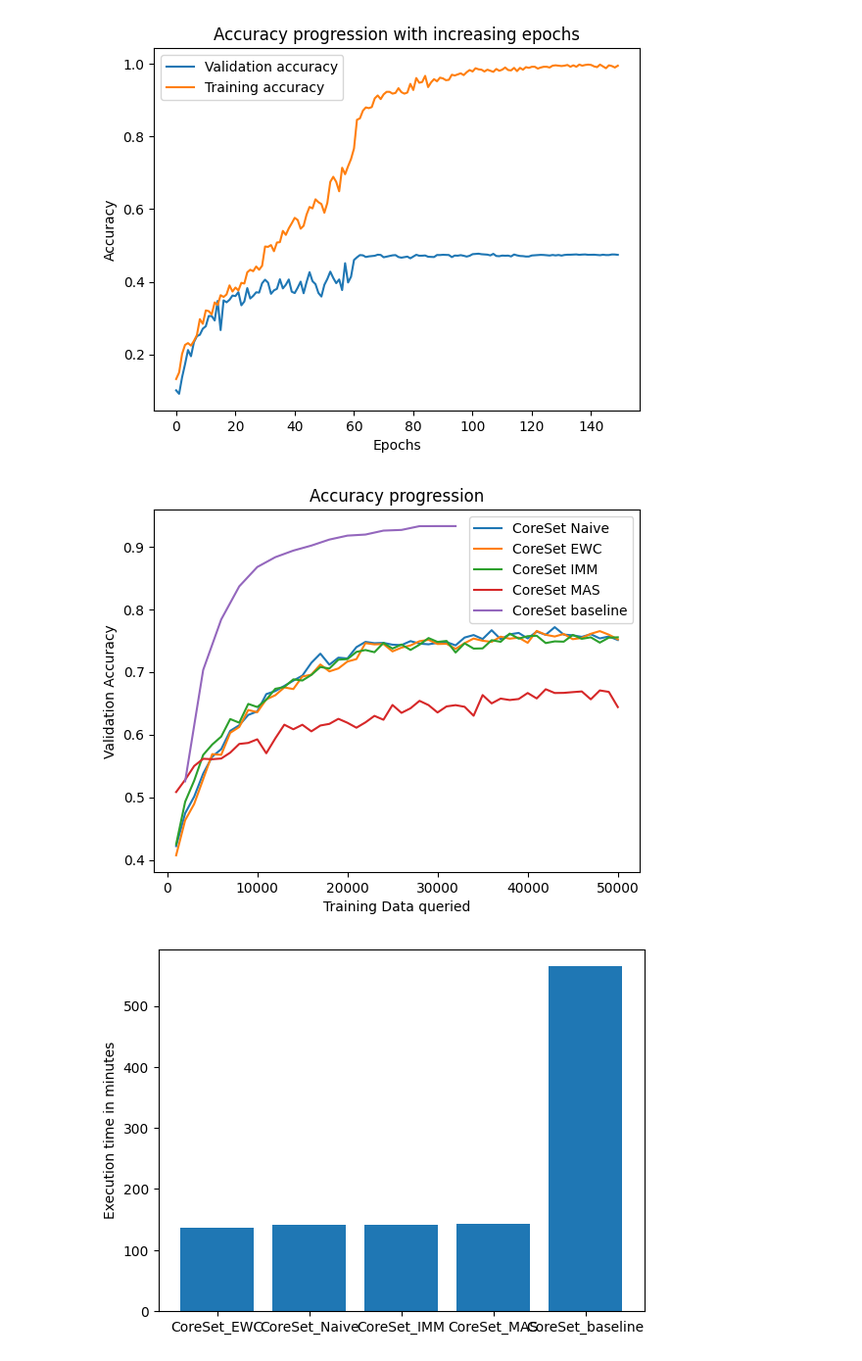
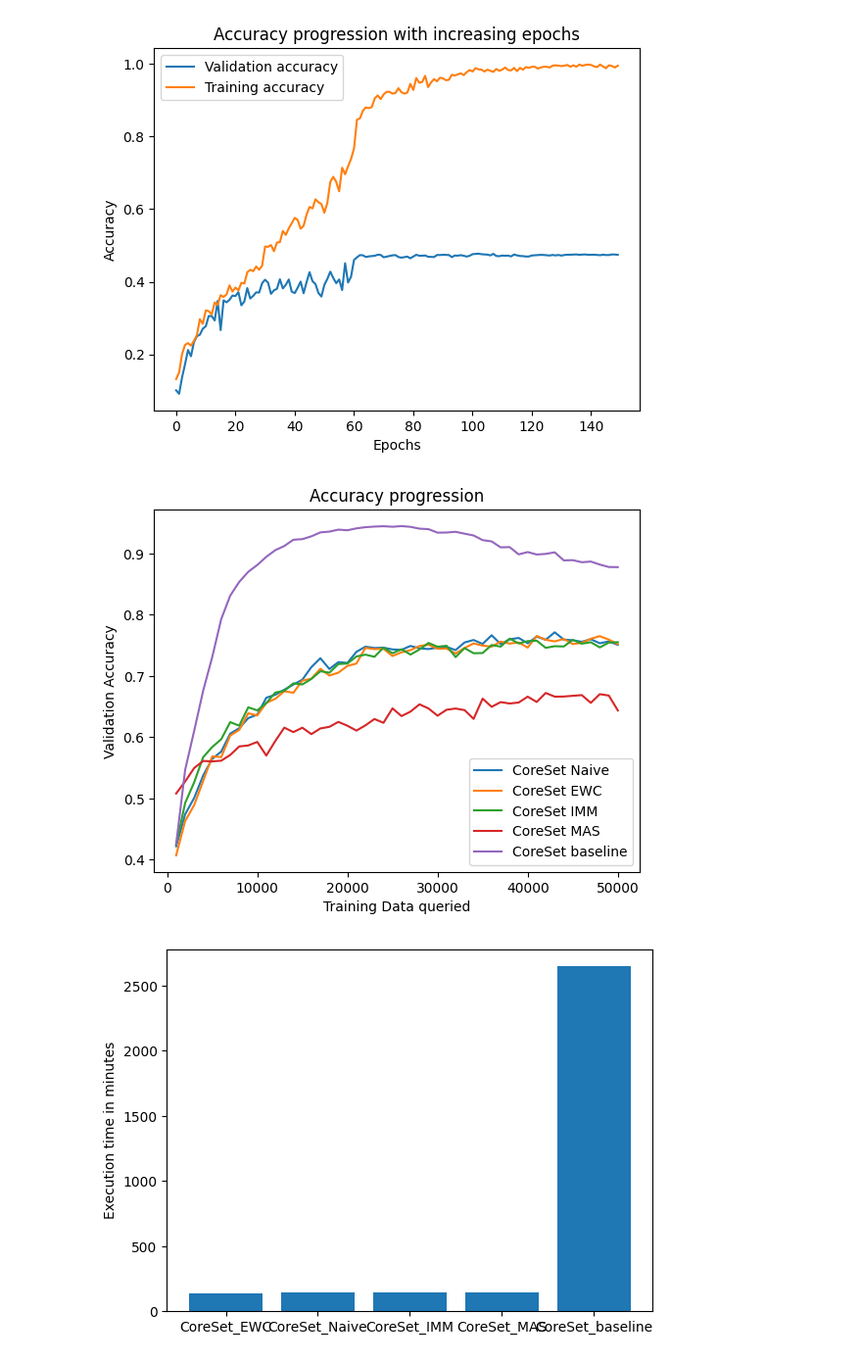
Before and after one commit to FelixMoeller3/calms, a Jupyter notebook: src/evaluation/eval_model_stealing.ipynb, the cells around one changed output. Shown at 98% size. Drawn from its saved outputs; the diff is of its cells as text; code cells hidden in the pictures.

```diff
--- a/src/evaluation/eval_model_stealing.ipynb
+++ b/src/evaluation/eval_model_stealing.ipynb
@@ -625,41 +625,47 @@ LC_Naive = [0.484, 0.5058, 0.5473, 0.5779, 0.6063, 0.6184, 0.6191, 0.6423, 0.661
 Lc_MAS = [0.5095, 0.5498, 0.5549, 0.5686, 0.5469, 0.5453, 0.5528, 0.5731, 0.5761, 0.5845, 0.575, 0.6128, 0.6136, 0.5937, 0.5951, 0.6163, 0.6156, 0.6284, 0.6036, 0.6372, 0.6346, 0.6294, 0.6194, 0.6461, 0.6401, 0.6465, 0.6462, 0.6608, 0.6519, 0.6642, 0.6325, 0.6601, 0.666, 0.6641, 0.6575, 0.6675, 0.6696, 0.6776, 0.6751, 0.6608, 0.6555, 0.6856, 0.6532, 0.652, 0.6844, 0.6644, 0.6476, 0.6412, 0.6488, 0.6203]
 Lc_IMM = [0.4309, 0.4491, 0.5503, 0.5948, 0.5924, 0.6164, 0.6378, 0.6395, 0.6523, 0.6949, 0.7091, 0.6999, 0.7081, 0.6995, 0.7221, 0.7104, 0.7373, 0.7244, 0.742, 0.732, 0.7276, 0.7372, 0.724, 0.7356, 0.7305, 0.7427, 0.736, 0.7365, 0.7252, 0.7123, 0.7349, 0.7257, 0.7174, 0.729, 0.7327, 0.7216, 0.7293, 0.699, 0.6865, 0.6551, 0.6431, 0.5986, 0.5153, 0.5653, 0.5921, 0.5483, 0.6286, 0.6026, 0.5529, 0.5354]
 Lc_EWC = [0.4195, 0.3747, 0.4423, 0.451, 0.478, 0.4774, 0.5147, 0.5532, 0.5603, 0.5813, 0.6041, 0.6106, 0.6194, 0.6527, 0.6784, 0.6887, 0.6893, 0.7146, 0.6823, 0.7272, 0.7144, 0.7188, 0.7186, 0.7157, 0.7286, 0.7333, 0.7463, 0.7468, 0.7328, 0.7356, 0.7428, 0.7298, 0.7501, 0.7292, 0.7271, 0.7253, 0.7208, 0.7037, 0.7011, 0.7165, 0.6674, 0.6422, 0.5748, 0.531, 0.4714, 0.4078, 0.4856, 0.5665, 0.5209, 0.338]
+
 Random_MAS = [0.5414, 0.5645, 0.5589, 0.5623, 0.5652, 0.5741, 0.598, 0.5971, 0.5956, 0.5984, 0.5881, 0.5987, 0.6269, 0.6196, 0.608, 0.6293, 0.6287, 0.63, 0.6306, 0.6128, 0.6353, 0.6396, 0.6286, 0.637, 0.6323, 0.6419, 0.6414, 0.6382, 0.6459, 0.6421, 0.6347, 0.6469, 0.6595, 0.6599, 0.6491, 0.6591, 0.6552, 0.6541, 0.6526, 0.6729, 0.6471, 0.6615, 0.6657, 0.6602, 0.6635, 0.6721, 0.6608, 0.6587, 0.6656, 0.6669]
 Random_IMM = [0.4857, 0.5547, 0.5831, 0.5956, 0.6216, 0.6383, 0.6498, 0.6518, 0.6577, 0.6754, 0.6738, 0.6781, 0.6843, 0.6889, 0.7036, 0.7004, 0.7142, 0.7173, 0.725, 0.7261, 0.7345, 0.7453, 0.7396, 0.7451, 0.7488, 0.7502, 0.7541, 0.7501, 0.7701, 0.7513, 0.7707, 0.7645, 0.7665, 0.7754, 0.7732, 0.7729, 0.7759, 0.7785, 0.7851, 0.7865, 0.7939, 0.7874, 0.7912, 0.7934, 0.7912, 0.7941, 0.7836, 0.7988, 0.7906, 0.7912]
 Random_EWC = [0.4123, 0.4601, 0.4994, 0.5196, 0.5613, 0.5722, 0.5864, 0.5906, 0.6204, 0.6174, 0.619, 0.6358, 0.6455, 0.6424, 0.6498, 0.6439, 0.6558, 0.6612, 0.6552, 0.6731, 0.683, 0.6875, 0.6685, 0.6848, 0.6958, 0.7021, 0.6915, 0.6986, 0.6998, 0.707, 0.716, 0.7361, 0.7173, 0.7249, 0.731, 0.7265, 0.7375, 0.7341, 0.7317, 0.7531, 0.7492, 0.7464, 0.7685, 0.7526, 0.7579, 0.7631, 0.7754, 0.7575, 0.7719, 0.7635]
 Random_Naive = [0.4063, 0.4614, 0.5059, 0.5256, 0.557, 0.5725, 0.5865, 0.5933, 0.607, 0.633, 0.6288, 0.651, 0.6434, 0.6495, 0.6543, 0.6468, 0.6534, 0.6702, 0.6732, 0.6879, 0.6936, 0.6921, 0.6888, 0.7023, 0.6932, 0.7119, 0.7183, 0.7211, 0.7351, 0.7287, 0.7367, 0.7387, 0.7388, 0.7347, 0.7535, 0.7519, 0.7619, 0.7633, 0.7612, 0.768, 0.7665, 0.765, 0.7752, 0.7744, 0.7864, 0.778, 0.7652, 0.7758, 0.7849, 0.7888]
+
 Bald_Naive = [0.4324, 0.4378, 0.4665, 0.5005, 0.5089, 0.5644, 0.5508, 0.5928, 0.5972, 0.6058, 0.6043, 0.6308, 0.6265, 0.6652, 0.6673, 0.6862, 0.6393, 0.6988, 0.6758, 0.6993, 0.6869, 0.6876, 0.7217, 0.7227, 0.7123, 0.7175, 0.7038, 0.7205, 0.7143, 0.7083, 0.6987, 0.7079, 0.6903, 0.6733, 0.7192, 0.7325, 0.7149, 0.695, 0.6963, 0.6547, 0.5834, 0.5881, 0.5515, 0.5206, 0.5775, 0.5436, 0.6089, 0.5544, 0.571, 0.5166]
 Bald_EWC = [0.3978, 0.3948, 0.43, 0.4806, 0.4955, 0.5053, 0.5357, 0.5551, 0.5925, 0.5772, 0.6215, 0.6393, 0.6403, 0.6302, 0.6834, 0.6393, 0.692, 0.6704, 0.7094, 0.7027, 0.7131, 0.6922, 0.718, 0.712, 0.7206, 0.7226, 0.7319, 0.7244, 0.7313, 0.7316, 0.722, 0.7321, 0.7307, 0.7176, 0.7034, 0.7109, 0.719, 0.7016, 0.6918, 0.6942, 0.6551, 0.5919, 0.5106, 0.5204, 0.5209, 0.5677, 0.4936, 0.5382, 0.5794, 0.4456]
 Bald_IMM = [0.4355, 0.4138, 0.502, 0.5221, 0.5394, 0.5638, 0.5595, 0.6165, 0.5828, 0.6025, 0.6324, 0.6185, 0.6421, 0.6194, 0.6366, 0.6619, 0.6727, 0.6955, 0.6946, 0.7082, 0.7065, 0.7132, 0.6897, 0.7108, 0.6785, 0.7135, 0.7063, 0.7199, 0.6798, 0.6975, 0.6636, 0.6849, 0.6763, 0.7039, 0.7004, 0.6898, 0.6051, 0.6457, 0.6089, 0.658, 0.6492, 0.6565, 0.6567, 0.664, 0.6279, 0.6187, 0.6265, 0.5885, 0.5525, 0.5123]
 Bald_MAS = [0.5207, 0.5282, 0.5447, 0.5572, 0.5472, 0.5633, 0.5729, 0.5852, 0.5738, 0.6018, 0.5938, 0.5967, 0.5983, 0.5871, 0.5986, 0.5791, 0.5994, 0.617, 0.6251, 0.624, 0.631, 0.631, 0.6186, 0.6444, 0.6322, 0.6614, 0.6569, 0.6314, 0.6538, 0.6563, 0.6577, 0.652, 0.6316, 0.619, 0.656, 0.663, 0.6641, 0.6721, 0.6636, 0.6752, 0.6837, 0.6651, 0.6513, 0.6449, 0.6614, 0.6662, 0.6541, 0.6412, 0.6411, 0.5745]
-CoreSet_IMM = [0.4249, 0.4928, 0.5265, 0.5676, 0.5841, 0.5968, 0.6248, 0.619, 0.649, 0.644, 0.6558, 0.6731, 0.6759, 0.6882, 0.6863, 0.6953, 0.7079, 0.7055, 0.7196, 0.7205, 0.732, 0.735, 0.7315, 0.7464, 0.7373, 0.7438, 0.7351, 0.7435, 0.7541, 0.7479, 0.7495, 0.731, 0.7457, 0.7373, 0.7376, 0.7507, 0.7481, 0.7612, 0.7532, 0.7571, 0.7578, 0.7461, 0.7488, 0.7483, 0.7591, 0.7529, 0.7553, 0.7468, 0.7547, 0.7553]
+
+CoreSet_IMM = [0.4094, 0.4555, 0.4987, 0.5291, 0.5659, 0.5861, 0.6039, 0.5985, 0.6214, 0.6301, 0.647, 0.6541, 0.6704, 0.655, 0.6707, 0.6868, 0.625, 0.6752, 0.6865, 0.6972, 0.6692, 0.6511, 0.611, 0.6697, 0.6499, 0.7006, 0.5958, 0.7153, 0.7301, 0.7242, 0.7293, 0.7292, 0.7328, 0.7245, 0.7195, 0.6867, 0.6573, 0.7162, 0.7137, 0.7341, 0.7205, 0.7254, 0.6728, 0.702, 0.6982, 0.7027, 0.6457, 0.6343, 0.6734, 0.4869]
 CoreSet_MAS =  [0.5083, 0.5279, 0.5499, 0.5614, 0.5607, 0.5618, 0.5712, 0.5851, 0.5867, 0.5925, 0.5702, 0.594, 0.6158, 0.6085, 0.6157, 0.6052, 0.6145, 0.6171, 0.6252, 0.6189, 0.611, 0.6195, 0.6299, 0.6237, 0.6473, 0.6347, 0.642, 0.6539, 0.6471, 0.6353, 0.645, 0.647, 0.6444, 0.6301, 0.6631, 0.6498, 0.6575, 0.6552, 0.6568, 0.6664, 0.6577, 0.6724, 0.6664, 0.6666, 0.6678, 0.6689, 0.6563, 0.6705, 0.6682, 0.6439]
-CoreSet_EWC = [0.4073, 0.4633, 0.4893, 0.5289, 0.5688, 0.5677, 0.6028, 0.6121, 0.6393, 0.6357, 0.6562, 0.6628, 0.6753, 0.6727, 0.6926, 0.6957, 0.7119, 0.7009, 0.7056, 0.7166, 0.7205, 0.746, 0.744, 0.7446, 0.7328, 0.7388, 0.7423, 0.7491, 0.7512, 0.7446, 0.745, 0.7368, 0.7459, 0.7533, 0.7498, 0.748, 0.7563, 0.7531, 0.7548, 0.7465, 0.7655, 0.7593, 0.7566, 0.7606, 0.7523, 0.7543, 0.7609, 0.7652, 0.7595, 0.7521]
-CoreSet_Naive = [0.422, 0.4745, 0.501, 0.5377, 0.5648, 0.5767, 0.606, 0.6149, 0.6314, 0.637, 0.6646, 0.6695, 0.6777, 0.6861, 0.6941, 0.7146, 0.7292, 0.7116, 0.7228, 0.7215, 0.7396, 0.748, 0.7459, 0.7464, 0.7435, 0.7429, 0.7492, 0.7453, 0.7441, 0.7465, 0.7477, 0.7424, 0.7549, 0.7589, 0.7525, 0.7666, 0.7522, 0.76, 0.7623, 0.7535, 0.7644, 0.7593, 0.7715, 0.7596, 0.7585, 0.756, 0.7602, 0.7535, 0.7566, 0.751]
-Badge_Naive = [0.417, 0.4767, 0.5096, 0.5415, 0.5575, 0.5837, 0.5946, 0.5986, 0.6208, 0.637, 0.6461, 0.6506, 0.6592, 0.673, 0.6763, 0.6932, 0.6962, 0.6901, 0.7044, 0.7136, 0.7252, 0.7432, 0.7338, 0.7294, 0.7365, 0.731, 0.7363, 0.7342, 0.7512, 0.7396, 0.7553, 0.74, 0.7371, 0.75, 0.7452, 0.7564, 0.7518, 0.749, 0.7558, 0.7499, 0.757, 0.7588, 0.7564, 0.7559, 0.7624, 0.7541, 0.7693, 0.7625, 0.7481, 0.7358]
+CoreSet_EWC = [0.4437, 0.4689, 0.5144, 0.5494, 0.585, 0.626, 0.6121, 0.6397, 0.6408, 0.6627, 0.6662, 0.6717, 0.6935, 0.6563, 0.6719, 0.6463, 0.6923, 0.6826, 0.7191, 0.6973, 0.6963, 0.6901, 0.6959, 0.6951, 0.7047, 0.6858, 0.7235, 0.7131, 0.6835, 0.6538, 0.6925, 0.7121, 0.7184, 0.6976, 0.7155, 0.6704, 0.7229, 0.6981, 0.7281, 0.7199, 0.7107, 0.6726, 0.7173, 0.7102, 0.7074, 0.6906, 0.6756, 0.7173, 0.6713, 0.6062]
+CoreSet_Naive = [0.4368, 0.4509, 0.4666, 0.5149, 0.5761, 0.5958, 0.5957, 0.6135, 0.6443, 0.6399, 0.641, 0.6722, 0.6787, 0.6648, 0.71, 0.7155, 0.7267, 0.7196, 0.7067, 0.7287, 0.7264, 0.7158, 0.7178, 0.6974, 0.7, 0.6249, 0.728, 0.7094, 0.7329, 0.731, 0.7272, 0.7258, 0.7508, 0.7517, 0.7331, 0.6893, 0.7197, 0.6913, 0.7023, 0.6468, 0.6864, 0.5704, 0.6965, 0.6971, 0.6924, 0.7151, 0.6973, 0.7007, 0.637, 0.5213]
+
+Badge_Naive = [0.4031, 0.4535, 0.458, 0.4994, 0.5034, 0.5435, 0.5617, 0.5779, 0.5881, 0.612, 0.6293, 0.6352, 0.6551, 0.657, 0.6843, 0.6802, 0.7174, 0.7069, 0.7235, 0.7155, 0.7264, 0.7249, 0.7357, 0.7391, 0.7425, 0.7284, 0.7455, 0.7321, 0.7484, 0.7367, 0.7434, 0.7505, 0.7374, 0.7533, 0.7502, 0.74, 0.7356, 0.7372, 0.7361, 0.7453, 0.7404, 0.7364, 0.7421, 0.752, 0.7111, 0.7102, 0.6941, 0.6726, 0.6574, 0.5225]
 Badge_MAS = [0.5315, 0.5524, 0.5565, 0.5745, 0.5747, 0.584, 0.5671, 0.5923, 0.6024, 0.6018, 0.6092, 0.6034, 0.6262, 0.6162, 0.6227, 0.6207, 0.6214, 0.6096, 0.6308, 0.6387, 0.6373, 0.6494, 0.6377, 0.6361, 0.6426, 0.6425, 0.6425, 0.6529, 0.6268, 0.6232, 0.6429, 0.6237, 0.6383, 0.6419, 0.6536, 0.6702, 0.6475, 0.6692, 0.66, 0.6624, 0.6719, 0.6663, 0.6749, 0.6547, 0.6733, 0.6637, 0.6584, 0.6668, 0.6587, 0.6826]
-Badge_IMM = [0.4441, 0.4994, 0.5212, 0.5657, 0.6022, 0.6053, 0.627, 0.632, 0.6454, 0.6498, 0.6689, 0.668, 0.6933, 0.679, 0.6863, 0.7061, 0.7156, 0.7155, 0.7189, 0.7263, 0.7354, 0.7403, 0.7432, 0.7513, 0.7324, 0.7474, 0.7521, 0.7436, 0.7574, 0.7547, 0.7514, 0.7417, 0.7481, 0.7465, 0.7433, 0.7542, 0.7521, 0.7649, 0.7567, 0.7524, 0.7515, 0.7536, 0.7537, 0.758, 0.76, 0.7596, 0.7645, 0.7753, 0.7533, 0.7303]
-Badge_EWC = [0.4406, 0.5031, 0.5314, 0.5623, 0.5934, 0.5958, 0.618, 0.631, 0.6568, 0.6584, 0.6899, 0.6913, 0.7189, 0.7226, 0.7315, 0.7308, 0.7444, 0.7264, 0.7393, 0.7467, 0.7457, 0.7469, 0.7511, 0.7545, 0.7427, 0.755, 0.7471, 0.7617, 0.7626, 0.7564, 0.7548, 0.7451, 0.7547, 0.7518, 0.753, 0.7663, 0.7588, 0.7577, 0.7654, 0.7577, 0.7616, 0.7581, 0.76, 0.7589, 0.7581, 0.7564, 0.7614, 0.7559, 0.764, 0.728]
-Random_Baseline = [0.5331, 0.6766, 0.7472, 0.7828, 0.8156, 0.8391, 0.8541, 0.8704, 0.8874, 0.8965, 0.9044, 0.9077, 0.9144, 0.9188, 0.9274, 0.9288]
+Badge_IMM = [0.3858, 0.4179, 0.4367, 0.4679, 0.4746, 0.5034, 0.4883, 0.5281, 0.5593, 0.5809, 0.5926, 0.6004, 0.615, 0.6364, 0.6396, 0.6606, 0.6771, 0.6793, 0.6858, 0.7035, 0.7105, 0.7133, 0.7203, 0.7248, 0.718, 0.6956, 0.7134, 0.7147, 0.7337, 0.7373, 0.7388, 0.733, 0.7207, 0.7344, 0.7429, 0.7387, 0.7331, 0.7278, 0.718, 0.7047, 0.7368, 0.7358, 0.7288, 0.7403, 0.7375, 0.7421, 0.7253, 0.6668, 0.6242, 0.6121]
+Badge_EWC = [0.4365, 0.4486, 0.4992, 0.5131, 0.5328, 0.5625, 0.5769, 0.6145, 0.6291, 0.6412, 0.6534, 0.6674, 0.6824, 0.6961, 0.7193, 0.7052, 0.7249, 0.7333, 0.7329, 0.7325, 0.7388, 0.7414, 0.7345, 0.7513, 0.7448, 0.755, 0.737, 0.7394, 0.7593, 0.7371, 0.7466, 0.7434, 0.7522, 0.751, 0.7296, 0.7476, 0.731, 0.7269, 0.7247, 0.6955, 0.6353, 0.6686, 0.6289, 0.6038, 0.6136, 0.598, 0.5517, 0.6074, 0.5342, 0.3181]
+
+Random_Baseline = [0.3948, 0.5239, 0.5761, 0.6254, 0.651, 0.679, 0.711, 0.7217, 0.7434, 0.7644, 0.7825, 0.803, 0.8149, 0.838, 0.8561, 0.8652, 0.8761, 0.8875, 0.8924, 0.8972, 0.8998, 0.9101, 0.9109, 0.913, 0.9159, 0.9167, 0.9219, 0.923, 0.9227, 0.9256, 0.9248, 0.9285, 0.9278, 0.9321, 0.9337, 0.9347, 0.9337, 0.9367, 0.9404, 0.94, 0.9394, 0.9407, 0.9462, 0.9446, 0.9457, 0.948, 0.9489, 0.9508, 0.9488, 0.9508]
 Badge_Baseline = [0.5367, 0.6631, 0.7508, 0.8224, 0.86, 0.8771, 0.8925, 0.9017, 0.9089, 0.9114, 0.9203, 0.9231, 0.926, 0.9289, 0.9291, 0.9341]
 Lc_Baseline = [0.5654, 0.7463, 0.8306, 0.8761, 0.9006, 0.9172, 0.9301, 0.937, 0.9446, 0.9452, 0.9489, 0.9491, 0.9463, 0.9489, 0.9448, 0.9435]
-CoreSet_Baseline = [0.5255, 0.7032, 0.7838, 0.8366, 0.8675, 0.8832, 0.8937, 0.9017, 0.9113, 0.9176, 0.9193, 0.9256, 0.9267, 0.9327, 0.9328, 0.9328]
+CoreSet_Baseline = [0.4254, 0.5469, 0.6106, 0.6762, 0.7309, 0.793, 0.8314, 0.8538, 0.8703, 0.8814, 0.8947, 0.9056, 0.9124, 0.9226, 0.9236, 0.9282, 0.9346, 0.9359, 0.9391, 0.9381, 0.9412, 0.9431, 0.9441, 0.9447, 0.9438, 0.9449, 0.9437, 0.9407, 0.9399, 0.9342, 0.9344, 0.9356, 0.9325, 0.9296, 0.922, 0.9199, 0.9102, 0.9106, 0.8987, 0.9025, 0.8985, 0.8995, 0.9021, 0.8889, 0.8893, 0.8859, 0.887, 0.8821, 0.8781, 0.8779]
 Bald_Baseline = [0.5792, 0.7462, 0.8322, 0.8767, 0.9034, 0.9212, 0.9353, 0.9402, 0.9437, 0.9497, 0.948, 0.9488, 0.9477, 0.9498, 0.9465, 0.9467]
-x_badge = [(i+1)*2000 for i in range(16)]
+
 x = [(i+1)*1000 for i in range(50)]
+
 plt.plot(x[:len(CoreSet_Naive)],CoreSet_Naive,label="CoreSet Naive")
 plt.plot(x[:len(CoreSet_EWC)],CoreSet_EWC,label="CoreSet EWC")
 plt.plot(x[:len(CoreSet_IMM)],CoreSet_IMM,label="CoreSet IMM")
 plt.plot(x[:len(CoreSet_MAS)],CoreSet_MAS,label="CoreSet MAS")
-plt.plot(x_badge[:len(CoreSet_Baseline)],CoreSet_Baseline,label="CoreSet baseline")
+plt.plot(x[:len(CoreSet_Baseline)],CoreSet_Baseline,label="CoreSet baseline")
 plt.title("Accuracy progression")
 plt.xlabel("Training Data queried")
 plt.ylabel("Validation Accuracy")
 plt.legend()
 plt.show()
 # %% [output]
-[figure, old version]
+[figure, new version]
 # %%
 # 1000 Queries time
 LC_Naive = '00h:49m:36s'
@@ -670,42 +676,42 @@ Lc_EWC = '00h:52m:45s'
 Random_MAS = '00h:48m:01s'
 Random_IMM = '00h:42m:19s'
 Random_EWC = '00h:44m:05s'
 Random_Naive = '00h:43m:34s'
 
 Bald_Naive = '02h:53m:21s'
 Bald_EWC = '03h:20m:34s'
 Bald_IMM = '03h:04m:01s'
 Bald_MAS = '03h:10m:40s'
 
-CoreSet_IMM = '02h:20m:55s'
+CoreSet_IMM = '02h:17m:00s'
 CoreSet_MAS = '02h:23m:07s'
-CoreSet_EWC = '02h:16m:58s'
-CoreSet_Naive = '02h:20m:53s'
+CoreSet_EWC = '02h:20m:05s'
+CoreSet_Naive = '02h:23m:30s'
 
-Badge_Naive = '10h:10m:36s'
+Badge_Naive = '11h:37m:19s'
 Badge_MAS = '10h:15m:54s'
-Badge_IMM = '10h:18m:56s'
-Badge_EWC = '09h:49m:28s'
+Badge_IMM = '10h:46m:35s'
+Badge_EWC = '11h:32m:30s'
 
 Badge_baseline = '18h:04m:24s'
 LC_baseline = '08h:37m:37s'
 Bald_baseline = '09h:53m:34s'
-Random_baseline = '08h:35m:55s'
-CoreSet_baseline = '09h:24m:49s'
+Random_baseline = '42h:02m:24s'
+CoreSet_baseline = '44h:09m:52s'
 
 data = {'CoreSet_EWC': transform_timestamp(CoreSet_EWC),
         'CoreSet_Naive': transform_timestamp(CoreSet_Naive),
         'CoreSet_IMM': transform_timestamp(CoreSet_IMM),
         'CoreSet_MAS': transform_timestamp(CoreSet_MAS),
         'CoreSet_baseline' : transform_timestamp(CoreSet_baseline)
         }
 methods = list(data.keys())
 times = list(data.values())
 plt.bar(methods,times)
 plt.ylabel("Execution time in minutes")
 plt.show()
 # %% [output]
-[figure, old version]
+[figure, new version]
 # %%
 def transform_timestamp(x:str) -> float:
     splits = x.split(':')
```
Also changed, not shown: parts of 4 cells of this notebook, 3 other files.
